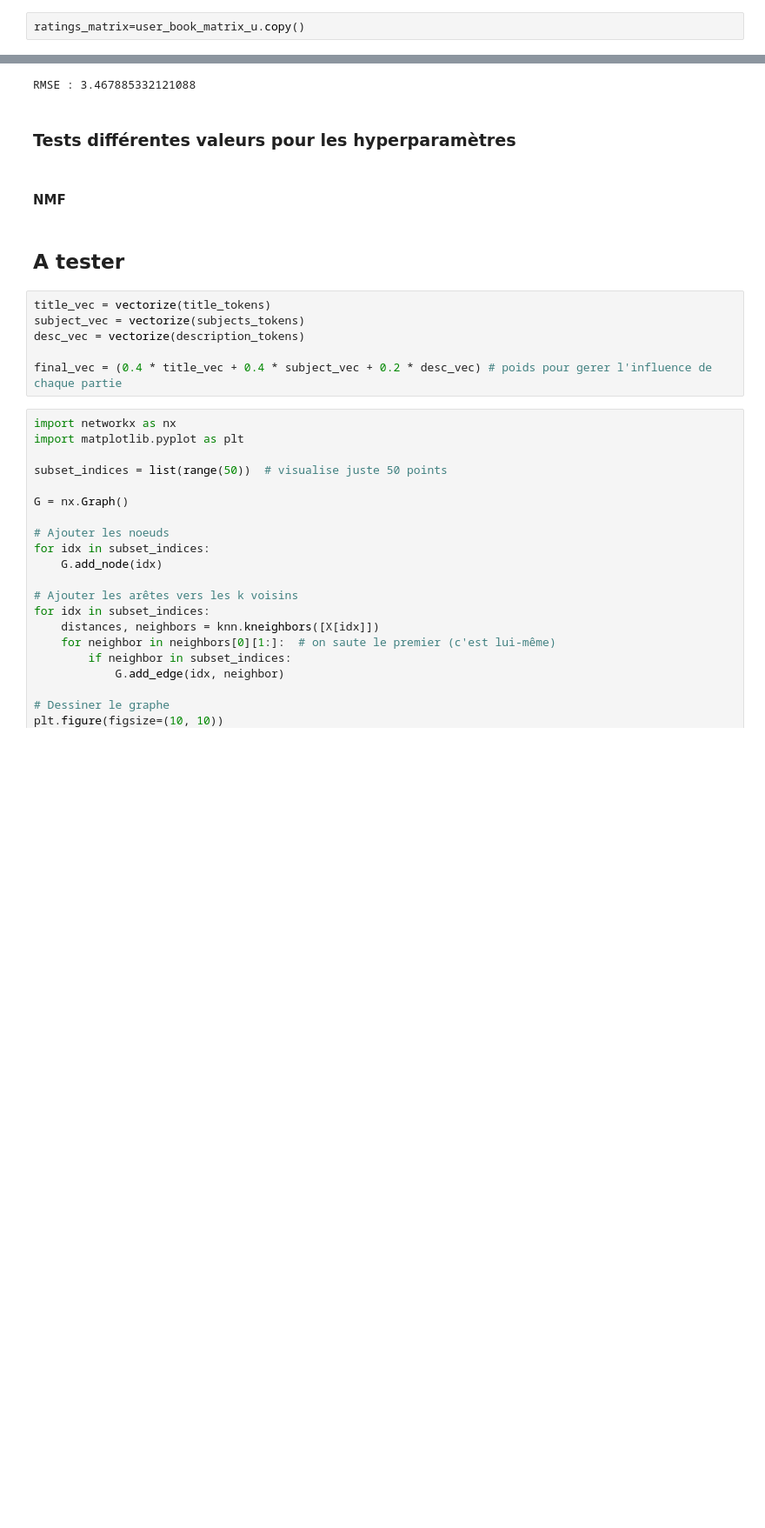
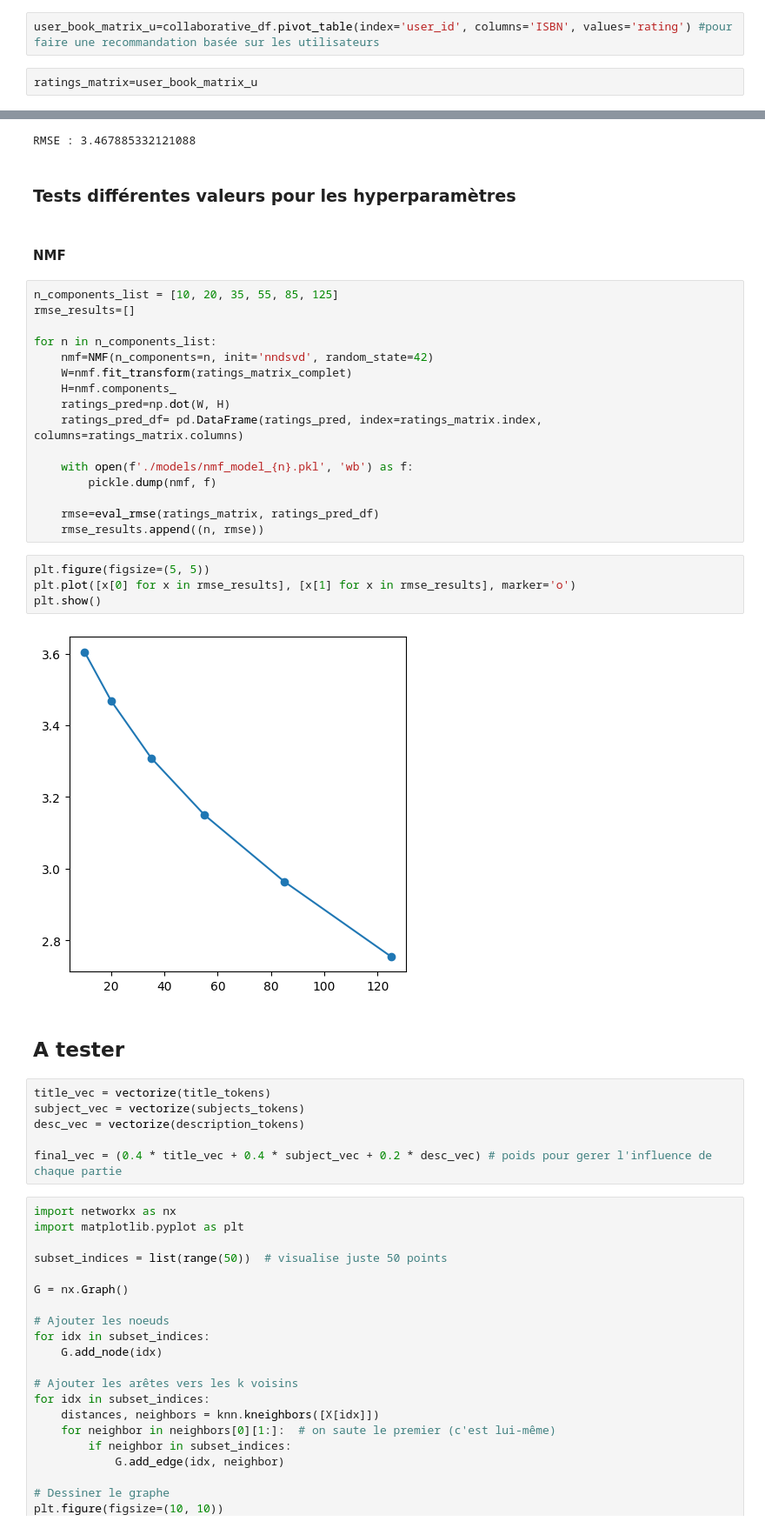
Before and after one commit to redyddm/projet_ter, a Jupyter notebook: recommandation.ipynb, the cells around one changed output, grey strips where cells are left out. Shown at 87% size. Saved outputs shown, nothing was run; the diff lists cells and outputs as text; blank space fills up the shorter version.

Commit message:
tests differents n pour rmse nmf

```diff
--- a/recommandation.ipynb
+++ b/recommandation.ipynb
@@ -1569,8 +1569,10 @@ print(f"Nombre de livres : {num_books}")
 # %% [output]
 Nombre d'utilisateurs : 899
 Nombre de livres : 145592
+# %%
+user_book_matrix_u=collaborative_df.pivot_table(index='user_id', columns='ISBN', values='rating') #pour faire une recommandation basée sur les utilisateurs
 # %%
-ratings_matrix=user_book_matrix_u.copy()
+ratings_matrix=user_book_matrix_u
 # %%
 ratings_matrix.head()
 # %% [output]
@@ -1671,6 +1673,28 @@ RMSE : 3.467885332121088
 ### Tests différentes valeurs pour les hyperparamètres
 # %% [markdown]
 #### NMF
+# %%
+n_components_list = [10, 20, 35, 55, 85, 125]
+rmse_results=[]
+
+for n in n_components_list:
+    nmf=NMF(n_components=n, init='nndsvd', random_state=42)
+    W=nmf.fit_transform(ratings_matrix_complet)
+    H=nmf.components_
+    ratings_pred=np.dot(W, H)
+    ratings_pred_df= pd.DataFrame(ratings_pred, index=ratings_matrix.index, columns=ratings_matrix.columns)
+
+    with open(f'./models/nmf_model_{n}.pkl', 'wb') as f:
+        pickle.dump(nmf, f)
+
+    rmse=eval_rmse(ratings_matrix, ratings_pred_df)
+    rmse_results.append((n, rmse))
+# %%
+plt.figure(figsize=(5, 5))
+plt.plot([x[0] for x in rmse_results], [x[1] for x in rmse_results], marker='o')
+plt.show()
+# %% [output]
+[figure, added]
 # %% [markdown]
 ## A tester
 # %%
```
